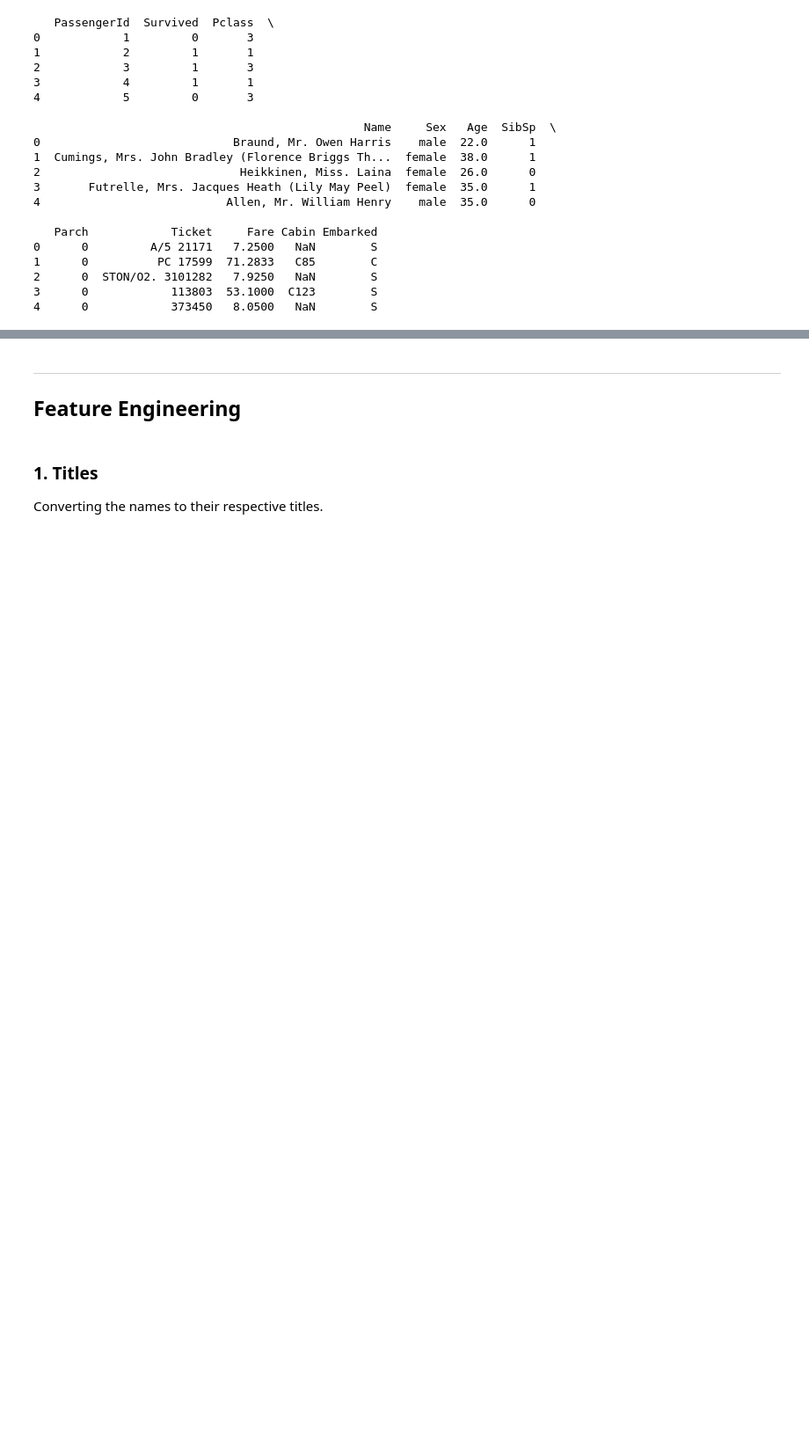
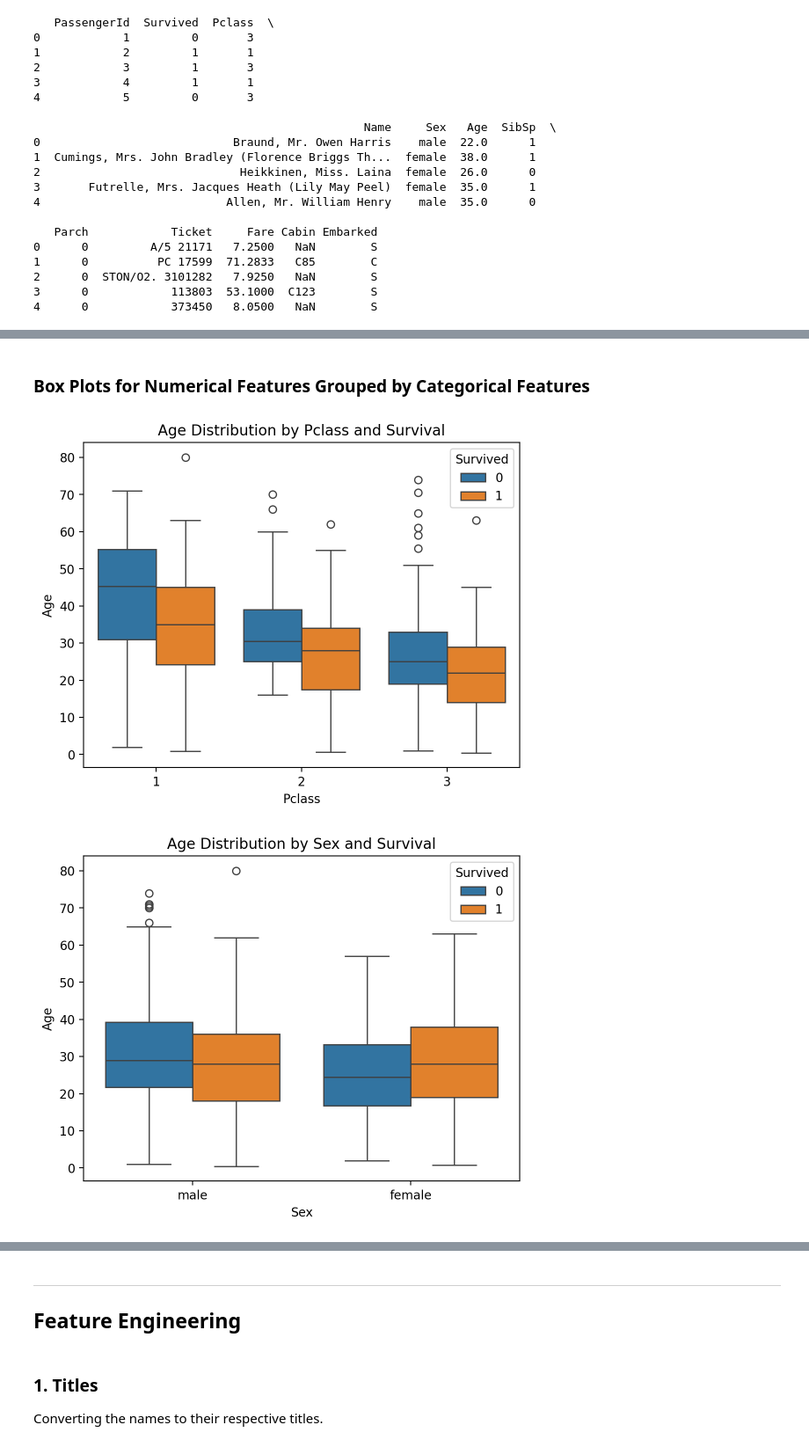
Before and after one commit to Prajwalnazre/Titanic, a Jupyter notebook: Titanic.ipynb, the cells around one changed output, grey strips where cells are left out. Shown at 88% size. Drawn from its saved outputs; the diff is of its cells as text; code cells hidden in the pictures; blank space fills up the shorter version.

```diff
--- a/Titanic.ipynb
+++ b/Titanic.ipynb
@@ -53,0 +98,13 @@ print(df.head())
+# %% [markdown]
+### Box Plots for Numerical Features Grouped by Categorical Features
+# %%
+numerical_features = ['Age', 'Fare']
+categorical_features = ['Pclass', 'Sex']
+for num_feat in numerical_features:
+    for cat_feat in categorical_features:
+        sns.boxplot(data=df, x=cat_feat, y=num_feat, hue='Survived')
+        plt.title(f'{num_feat} Distribution by {cat_feat} and Survival')
+        plt.show()
+# %% [output]
+[figure, added]
+[figure, added]
```
Also changed, not shown: parts of 124 cells of this notebook, 19 other files.
